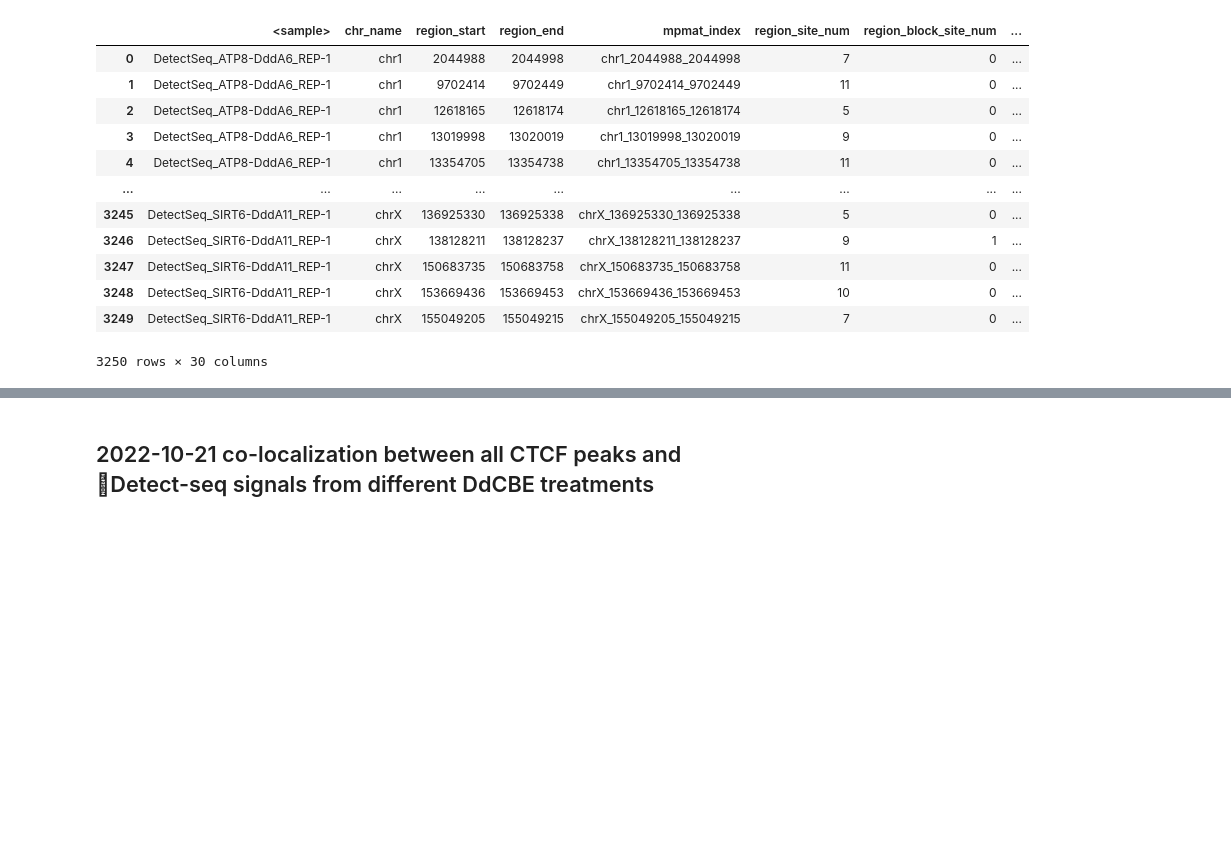
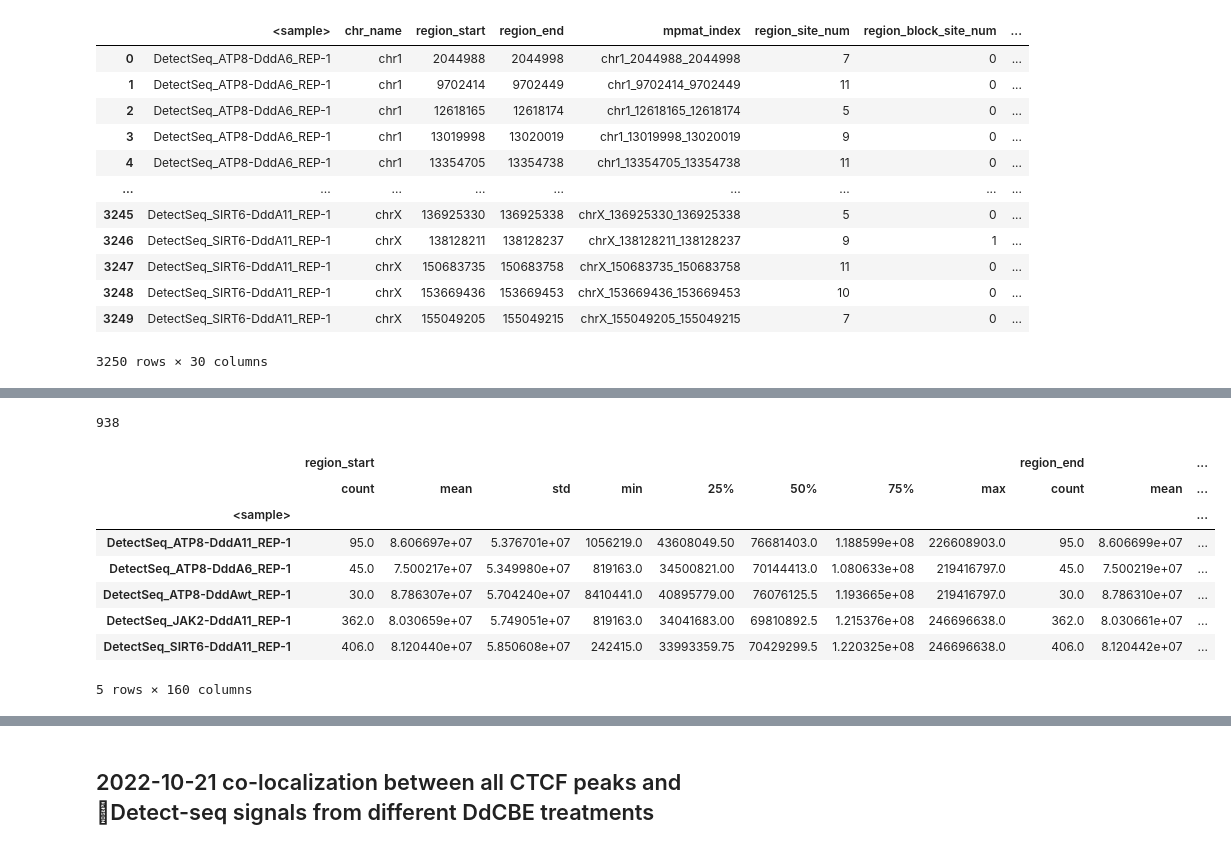
Before and after one commit to hermanzhaozzzz/snakepipes_detect-seq, a Jupyter notebook: step.03.local_analysis.ipynb, the cells around one changed output, grey strips where cells are left out. Saved outputs shown, nothing was run; the diff lists cells and outputs as text; code cells hidden in the pictures; blank space fills up the shorter version.

```diff
--- a/step.03.local_analysis.ipynb
+++ b/step.03.local_analysis.ipynb
@@ -636,0 +497,25 @@ pearson_r = df_plot_corr.loc[x, y]
+# %%
+df_sign_lenient = (df_old_site_new_signal
+                   .query('FDR <= 0.01')  # 25118
+                   .query('log2_FC_mut >= 2')  # 25118
+                   .query('ctrl_mut_count <= 1')  # 22009
+                   .query('`treat_mut_count.norm` * 100 >= 5')  # 22009
+                   .query('treat_mut_count >= 10')  # 22009
+                   .query('treat_mut_count / treat_count >= 0.15')  # 14476
+                   .query('region_block_site_num <= 1')  # 13522
+                   .query('region_highest_site_mut_ratio >= 0.30')  # 7001
+                   )
+
+print(df_sign_lenient.shape[0])
+df_sign_lenient.groupby('<sample>').describe()
+# %% [output]
+938
+|  | region_start |  |  |  |  |  |  |  | region_end |  | ... |
+|  | count | mean | std | min | 25% | 50% | 75% | max | count | mean | ... |
+| <sample> |  |  |  |  |  |  |  |  |  |  | ... |
+| DetectSeq_ATP8-DddA11_REP-1 | 95.0 | 8.606697e+07 | 5.376701e+07 | 1056219.0 | 43608049.50 | 76681403.0 | 1.188599e+08 | 226608903.0 | 95.0 | 8.606699e+07 | ... |
+| DetectSeq_ATP8-DddA6_REP-1 | 45.0 | 7.500217e+07 | 5.349980e+07 | 819163.0 | 34500821.00 | 70144413.0 | 1.080633e+08 | 219416797.0 | 45.0 | 7.500219e+07 | ... |
+| DetectSeq_ATP8-DddAwt_REP-1 | 30.0 | 8.786307e+07 | 5.704240e+07 | 8410441.0 | 40895779.00 | 76076125.5 | 1.193665e+08 | 219416797.0 | 30.0 | 8.786310e+07 | ... |
+| DetectSeq_JAK2-DddA11_REP-1 | 362.0 | 8.030659e+07 | 5.749051e+07 | 819163.0 | 34041683.00 | 69810892.5 | 1.215376e+08 | 246696638.0 | 362.0 | 8.030661e+07 | ... |
+| DetectSeq_SIRT6-DddA11_REP-1 | 406.0 | 8.120440e+07 | 5.850608e+07 | 242415.0 | 33993359.75 | 70429299.5 | 1.220325e+08 | 246696638.0 | 406.0 | 8.120442e+07 | ... |
+5 rows × 160 columns
```
Also changed, not shown: parts of 22 cells of this notebook.
